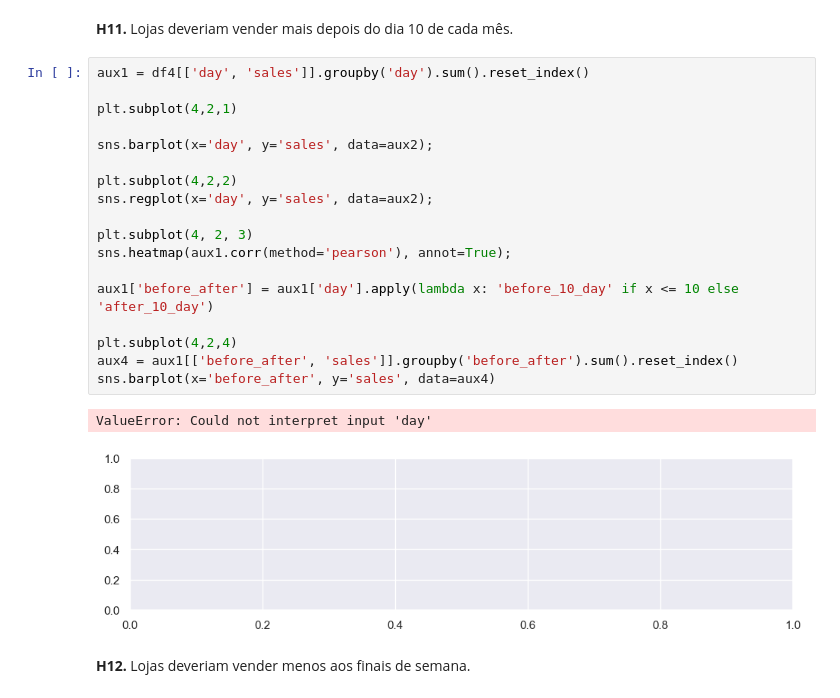
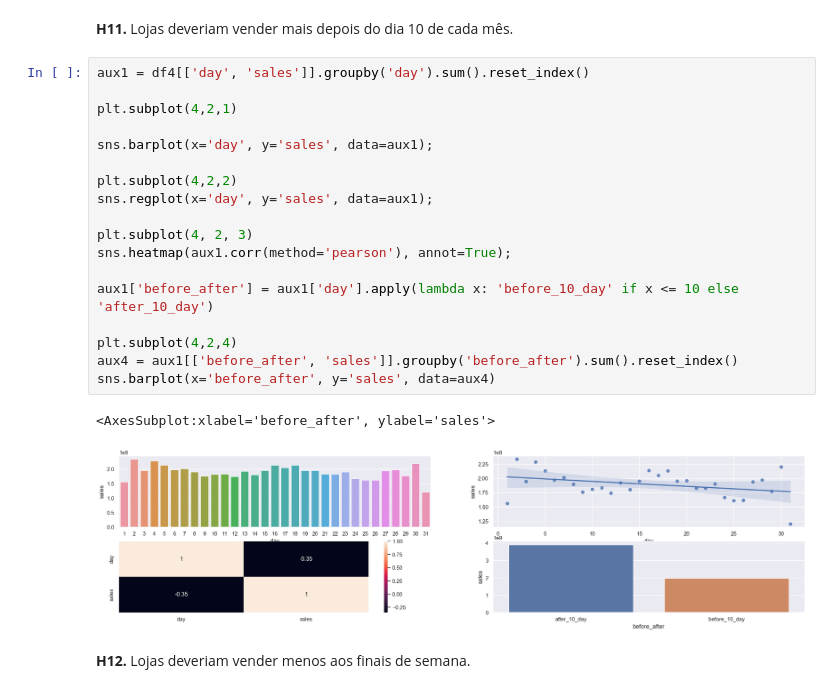
Before and after one commit to HallanMiranda/Ds_Producao-Rossman, a Jupyter notebook: Rossmann.ipynb, the cells around one changed output. Saved outputs shown, nothing was run; the diff lists cells and outputs as text.

```diff
--- a/Rossmann.ipynb
+++ b/Rossmann.ipynb
@@ -792,24 +801,24 @@ sns.heatmap(aux3.corr(method='pearson'), annot=True)
 # %%
 aux1 = df4[['day', 'sales']].groupby('day').sum().reset_index()
 
 plt.subplot(4,2,1)
 
-sns.barplot(x='day', y='sales', data=aux2);
+sns.barplot(x='day', y='sales', data=aux1);
 
 plt.subplot(4,2,2)
-sns.regplot(x='day', y='sales', data=aux2);
+sns.regplot(x='day', y='sales', data=aux1);
 
 plt.subplot(4, 2, 3)
 sns.heatmap(aux1.corr(method='pearson'), annot=True);
 
 aux1['before_after'] = aux1['day'].apply(lambda x: 'before_10_day' if x <= 10 else 'after_10_day')
 
 plt.subplot(4,2,4)
 aux4 = aux1[['before_after', 'sales']].groupby('before_after').sum().reset_index()
 sns.barplot(x='before_after', y='sales', data=aux4)
 # %% [output]
-ValueError: Could not interpret input 'day'
+<AxesSubplot:xlabel='before_after', ylabel='sales'>
-[figure, old version]
+[figure, new version]
 # %% [markdown]
 **H12.** Lojas deveriam vender menos aos finais de semana.
 # %%
```
Also changed, not shown: parts of 14 cells of this notebook.
